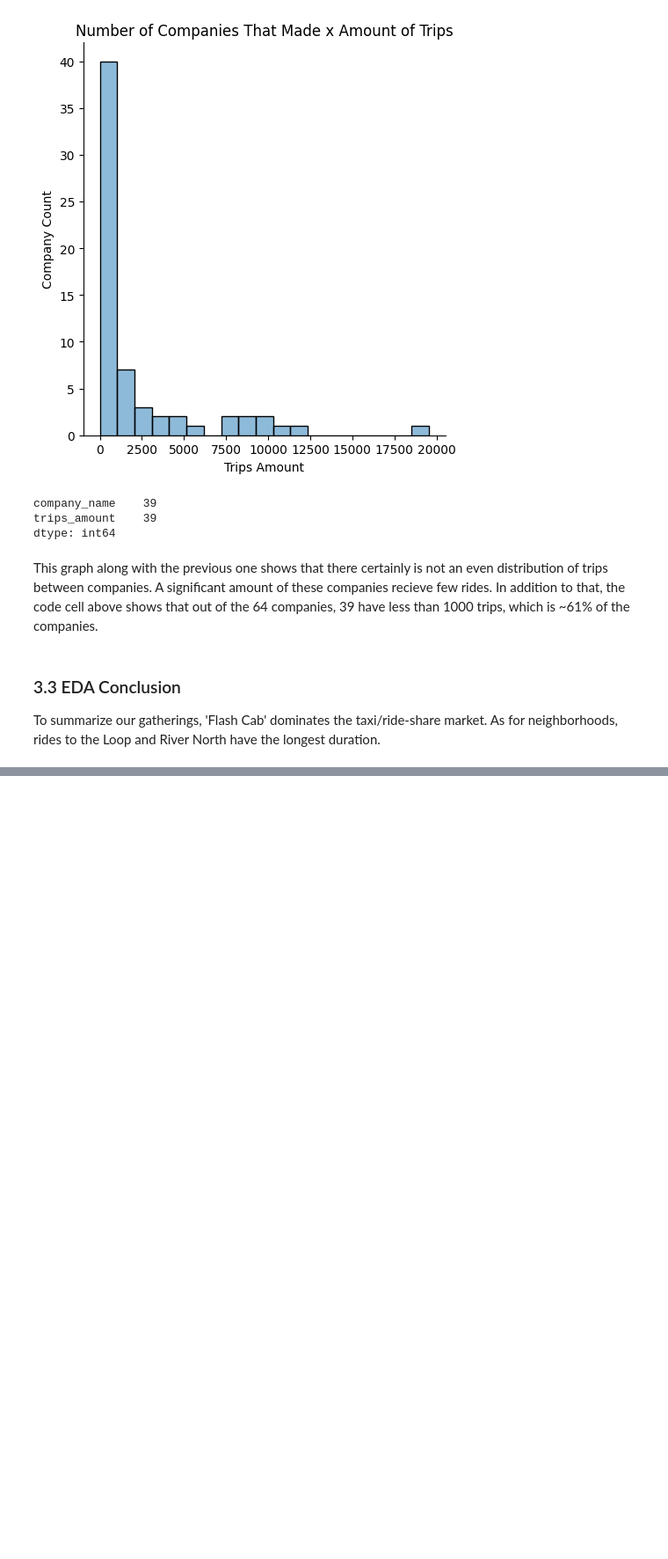
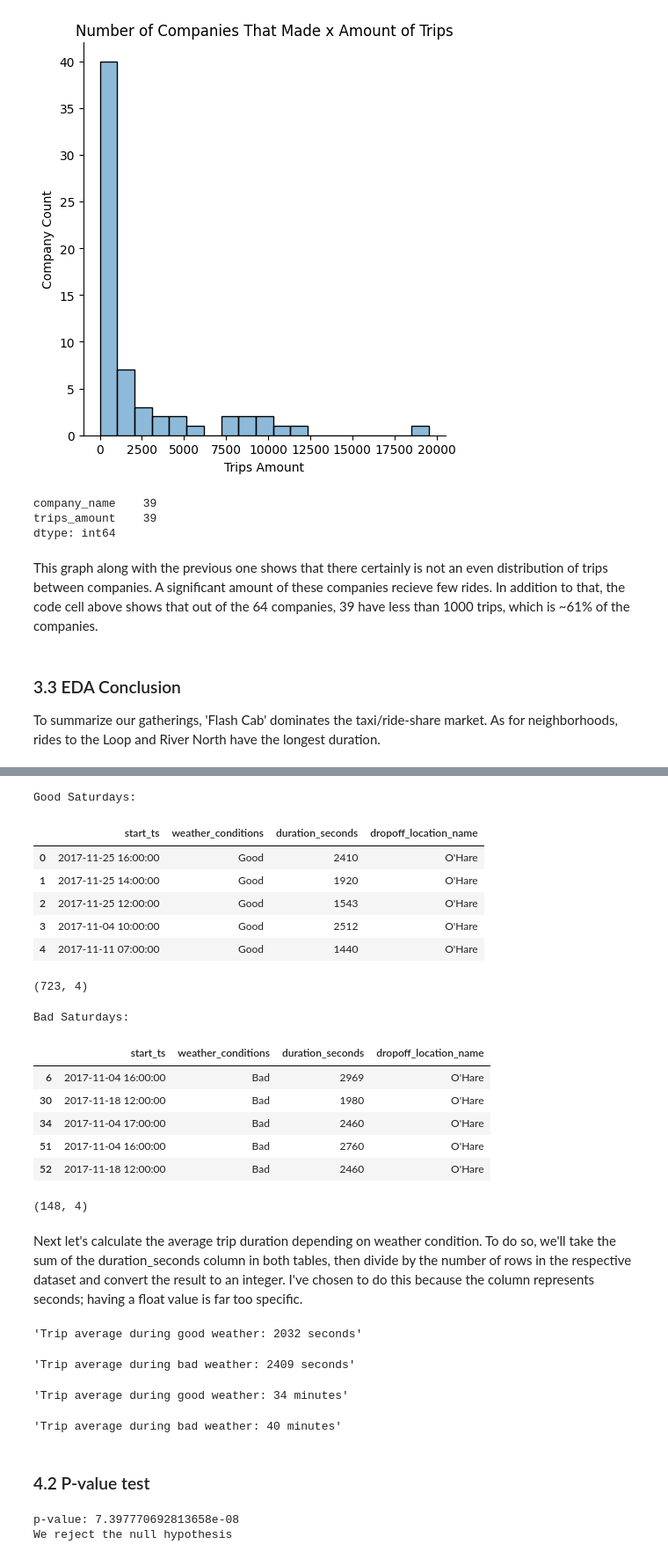
Before and after one commit to Vyncent-vdW/sprint_six_sql_project, a Jupyter notebook: sprint_six_sql_nb.ipynb, the cells around one changed output, grey strips where cells are left out. Shown: that part at 88% size. Saved outputs shown, nothing was run; the diff lists cells and outputs as text; code cells hidden in the pictures; blank space fills up the shorter version.

```diff
--- a/sprint_six_sql_nb.ipynb
+++ b/sprint_six_sql_nb.ipynb
@@ -488,0 +387,75 @@ np.float64(1506.9024390243903)
+# %%
+# Splitting the joined dataframe based on weather conditions, filtering for Saturdays, and dropoffs at O'Hare.
+df_joined.start_ts = pd.to_datetime(df_joined.start_ts)
+
+df_good_saturdays = df_joined[(df_joined['weather_conditions'] == 'Good') &
+                              (df_joined['start_ts'].dt.dayofweek == 5) &
+                              (df_joined['dropoff_location_name'] == "O'Hare")].drop(columns=['average_trips'])
+
+df_bad_saturdays = df_joined[(df_joined['weather_conditions'] == 'Bad') &
+                             (df_joined['start_ts'].dt.dayofweek == 5) &
+                             (df_joined['dropoff_location_name'] == "O'Hare")].drop(columns=['average_trips'])
+# %%
+# Displaying the first 5 rows and shape of the filtered dataframes
+print('Good Saturdays:')
+display(df_good_saturdays.head(), df_good_saturdays.shape)
+print('Bad Saturdays:')
+display(df_bad_saturdays.head(), df_bad_saturdays.shape)
+# %% [output]
+Good Saturdays:
+|  | start_ts | weather_conditions | duration_seconds | dropoff_location_name |
+| 0 | 2017-11-25 16:00:00 | Good | 2410 | O'Hare |
+| 1 | 2017-11-25 14:00:00 | Good | 1920 | O'Hare |
+| 2 | 2017-11-25 12:00:00 | Good | 1543 | O'Hare |
+| 3 | 2017-11-04 10:00:00 | Good | 2512 | O'Hare |
+| 4 | 2017-11-11 07:00:00 | Good | 1440 | O'Hare |
+(723, 4)
+Bad Saturdays:
+|  | start_ts | weather_conditions | duration_seconds | dropoff_location_name |
+| 6 | 2017-11-04 16:00:00 | Bad | 2969 | O'Hare |
+| 30 | 2017-11-18 12:00:00 | Bad | 1980 | O'Hare |
+| 34 | 2017-11-04 17:00:00 | Bad | 2460 | O'Hare |
+| 51 | 2017-11-04 16:00:00 | Bad | 2760 | O'Hare |
+| 52 | 2017-11-18 12:00:00 | Bad | 2460 | O'Hare |
+(148, 4)
+# %% [markdown]
+Next let's calculate the average trip duration depending on weather condition. To do so, we'll take the sum of the duration_seconds column in both tables, then divide by the number of rows in the respective dataset and convert the result to an integer. I've chosen to do this because the column represents seconds; having a float value is far too specific.
+# %%
+good_duration_sum = df_good_saturdays['duration_seconds'].sum()
+bad_duration_sum = df_bad_saturdays['duration_seconds'].sum()
+
+good_trip_avg = int(good_duration_sum / df_good_saturdays['duration_seconds'].count())
+bad_trip_avg = int(bad_duration_sum / df_bad_saturdays['duration_seconds'].count())
+
+display(f'Trip average during good weather: {good_trip_avg} seconds',
+        f'Trip average during bad weather: {bad_trip_avg} seconds')
+# %% [output]
+'Trip average during good weather: 2032 seconds'
+'Trip average during bad weather: 2409 seconds'
+# %%
+good_trip_avg_min = round(good_trip_avg / 60)
+bad_trip_avg_min = round(bad_trip_avg / 60)
+
+display(f'Trip average during good weather: {good_trip_avg_min} minutes',
+        f'Trip average during bad weather: {bad_trip_avg_min} minutes')
+# %% [output]
+'Trip average during good weather: 34 minutes'
+'Trip average during bad weather: 40 minutes'
+# %% [markdown]
+### 4.2 P-value test
+# %%
+alpha = 0.05
+
+t_stat, p_value = stats.ttest_ind (df_good_saturdays['duration_seconds'],
+                                   df_bad_saturdays['duration_seconds'],
+                                   equal_var= True)
+
+print(f'p-value: {p_value}')
+
+if p_value > 0.05:
+    print('We accept the null hypothesis')
+else:
+    print('We reject the null hypothesis')
+# %% [output]
+p-value: 7.397770692813658e-08
+We reject the null hypothesis
```
Also changed, not shown: parts of 22 cells of this notebook.
